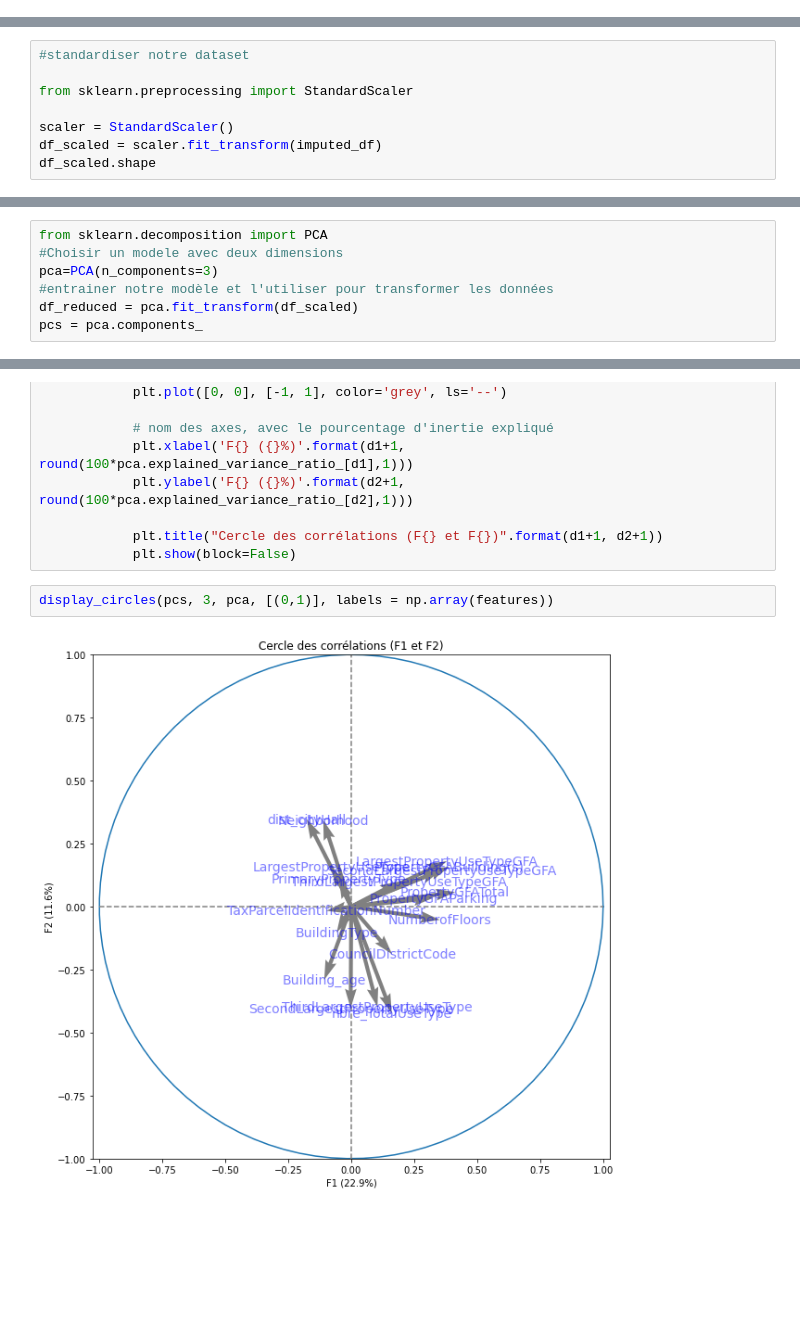
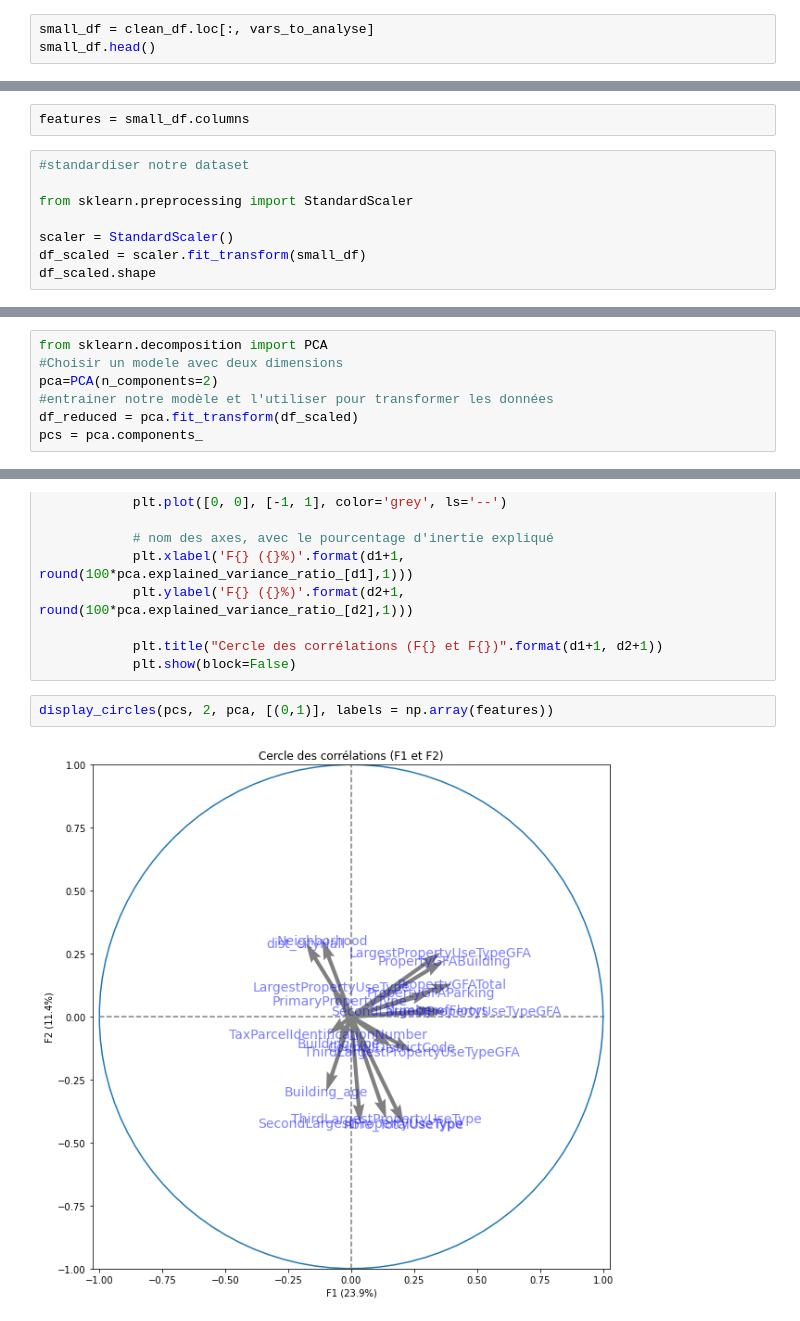
Before and after one commit to Soumaya-kh/seattle-city, a Jupyter notebook: Pélec_01_notebook.ipynb, the cells around one changed output, grey strips where cells are left out. Saved outputs shown, nothing was run; the diff lists cells and outputs as text; blank space fills up the shorter version.

```diff
--- a/Pélec_01_notebook.ipynb
+++ b/Pélec_01_notebook.ipynb
@@ -1652,0 +1724,3 @@ print(imputed_df)
+# %%
+small_df = clean_df.loc[:, vars_to_analyse]
+small_df.head()
@@ -1653,9 +1734,11 @@ print(imputed_df)
+# %%
+features = small_df.columns
 # %%
 #standardiser notre dataset
 
 from sklearn.preprocessing import StandardScaler
 
 scaler = StandardScaler()
-df_scaled = scaler.fit_transform(imputed_df)
+df_scaled = scaler.fit_transform(small_df)
 df_scaled.shape
 # %% [output]
@@ -1668,7 +1746,7 @@ False
 # %%
 from sklearn.decomposition import PCA
 #Choisir un modele avec deux dimensions
-pca=PCA(n_components=3)
+pca=PCA(n_components=2)
 #entrainer notre modèle et l'utiliser pour transformer les données
 df_reduced = pca.fit_transform(df_scaled)
 pcs = pca.components_
@@ -1725,6 +1803,6 @@ def display_circles(pcs, n_comp, pca, axis_ranks, labels=None, label_rotation=0,
             plt.title("Cercle des corrélations (F{} et F{})".format(d1+1, d2+1))
             plt.show(block=False)
 # %%
-display_circles(pcs, 3, pca, [(0,1)], labels = np.array(features))
+display_circles(pcs, 2, pca, [(0,1)], labels = np.array(features))
 # %% [output]
-[figure, old version]
+[figure, new version]
```
Also changed, not shown: parts of 94 cells of this notebook.
